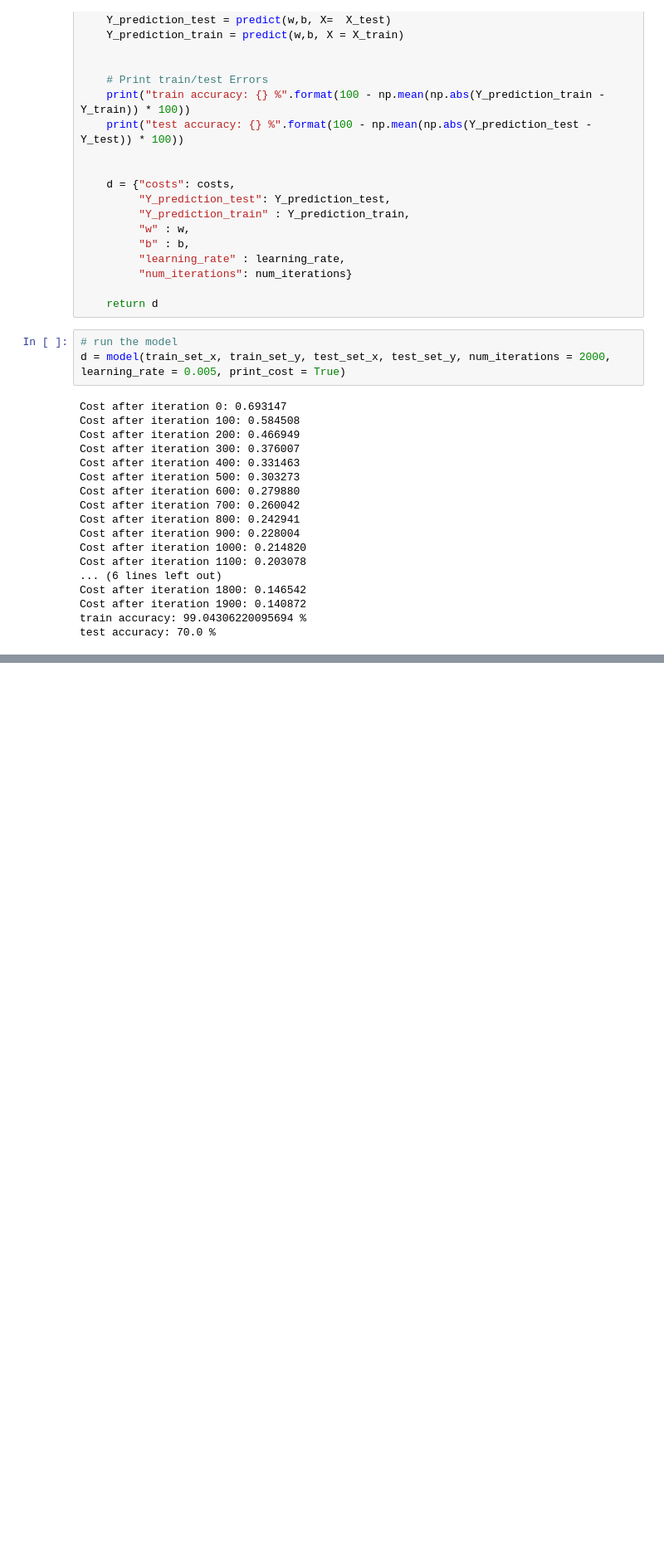
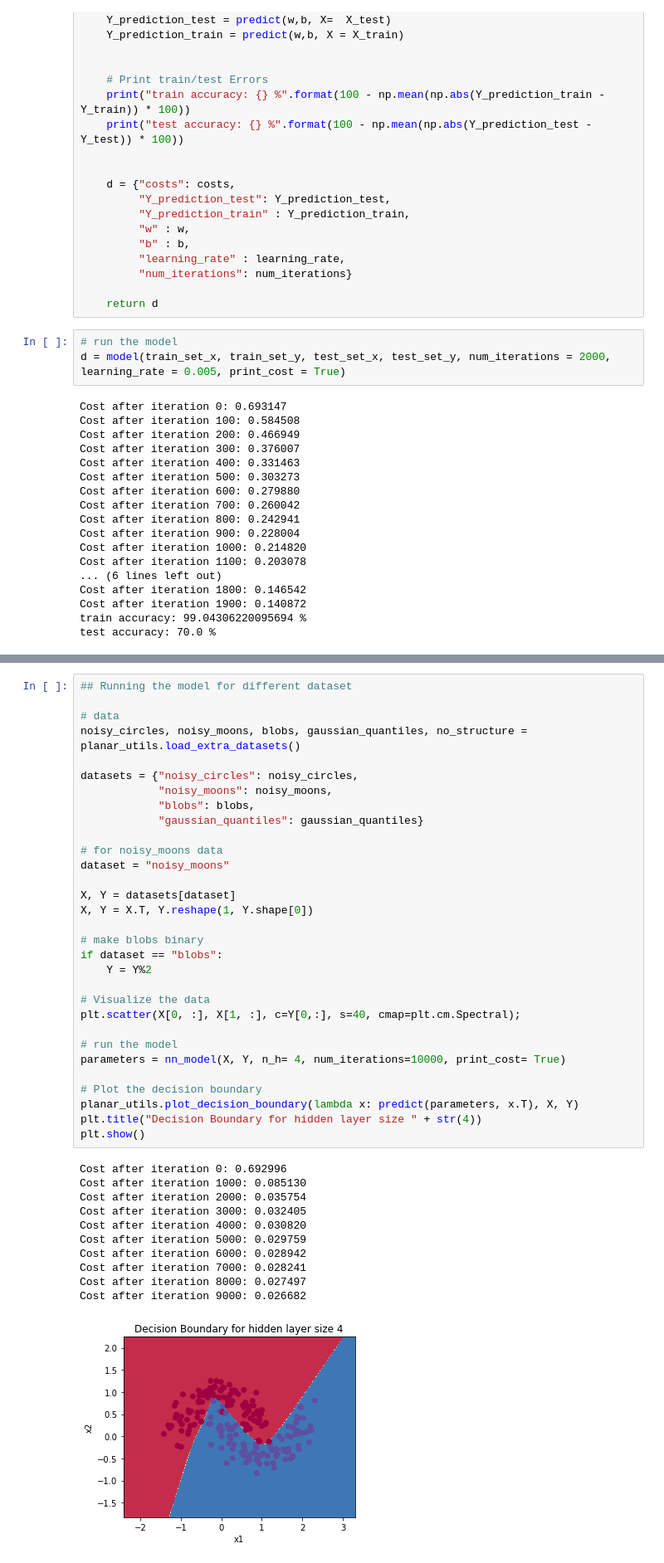
Before and after one commit to madhurdevkota/machine-learning, a Jupyter notebook: Developing Neural Network without API from scratch.ipynb, the cells around one changed output, grey strips where cells are left out. Shown at 83% size. Drawn from its saved outputs; the diff is of its cells as text; blank space fills up the shorter version.

```diff
--- a/Developing Neural Network without API from scratch.ipynb
+++ b/Developing Neural Network without API from scratch.ipynb
@@ -421,0 +828,43 @@ test accuracy: 36.0 %
+# %%
+## Running the model for different dataset
+
+# data
+noisy_circles, noisy_moons, blobs, gaussian_quantiles, no_structure = planar_utils.load_extra_datasets()
+
+datasets = {"noisy_circles": noisy_circles,
+            "noisy_moons": noisy_moons,
+            "blobs": blobs,
+            "gaussian_quantiles": gaussian_quantiles}
+
+# for noisy_moons data
+dataset = "noisy_moons"
+
+X, Y = datasets[dataset]
+X, Y = X.T, Y.reshape(1, Y.shape[0])
+
+# make blobs binary
+if dataset == "blobs":
+    Y = Y%2
+
+# Visualize the data
+plt.scatter(X[0, :], X[1, :], c=Y[0,:], s=40, cmap=plt.cm.Spectral);
+
+# run the model
+parameters = nn_model(X, Y, n_h= 4, num_iterations=10000, print_cost= True)
+
+# Plot the decision boundary
+planar_utils.plot_decision_boundary(lambda x: predict(parameters, x.T), X, Y)
+plt.title("Decision Boundary for hidden layer size " + str(4))
+plt.show()
+# %% [output]
+Cost after iteration 0: 0.692996
+Cost after iteration 1000: 0.085130
+Cost after iteration 2000: 0.035754
+Cost after iteration 3000: 0.032405
+Cost after iteration 4000: 0.030820
+Cost after iteration 5000: 0.029759
+Cost after iteration 6000: 0.028942
+Cost after iteration 7000: 0.028241
+Cost after iteration 8000: 0.027497
+Cost after iteration 9000: 0.026682
+[figure, added]
```
Also changed, not shown: parts of 21 cells of this notebook.
